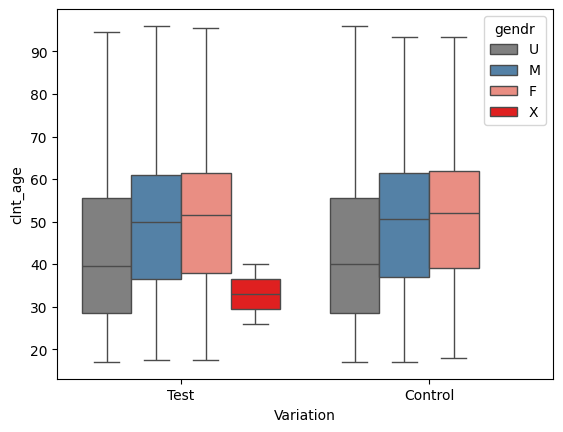
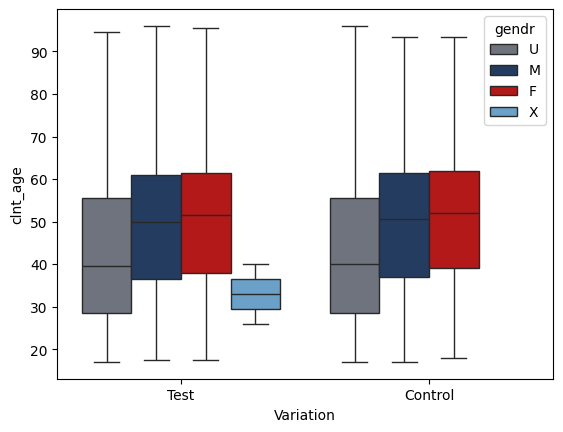
The change to this notebook cell's code, shown as a diff; its figure went from the first image to the second:
--- before
+++ after
@@ -1,6 +1,6 @@
 # 2.1 Plot a box plot for 'client age', categorized by 'gender'.
 # This will help visualize the central tendencies and spreads for group.
-palette = {'F': 'salmon', 'M': 'steelblue', 'U': 'grey','X': 'red'}
+palette = {'F': '#CC0000', 'M': '#1B3A6B', 'U': '#6B7280', 'X': '#5BA3D9'}
 sns.boxplot(data=df1, x='Variation', y='clnt_age', palette=palette, hue='gendr', legend=True)
-
+plt.savefig('../figures/genderDistribution_boxplot.png', dpi=150, bbox_inches='tight')
 plt.show()

Commit: Diana draft done